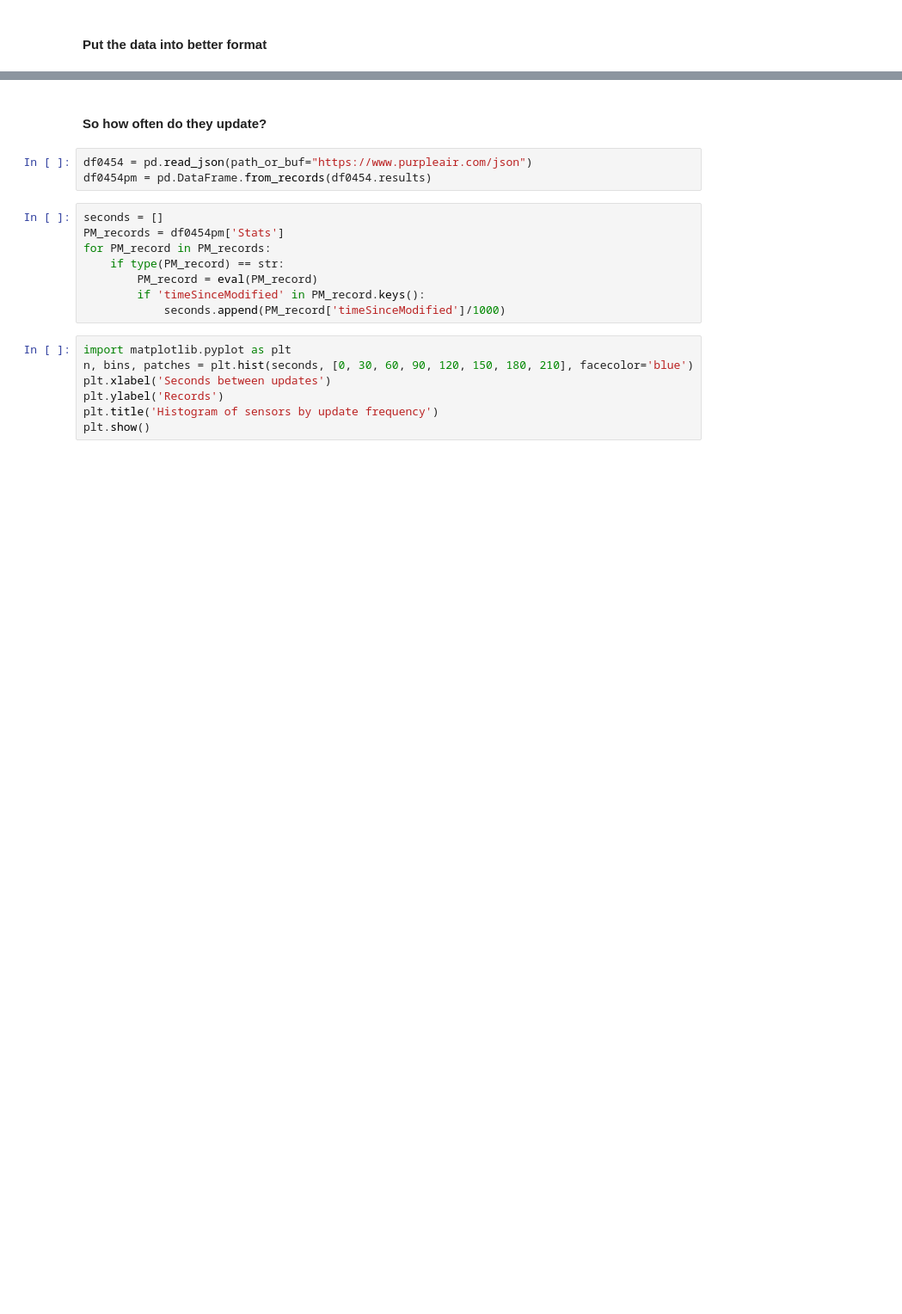
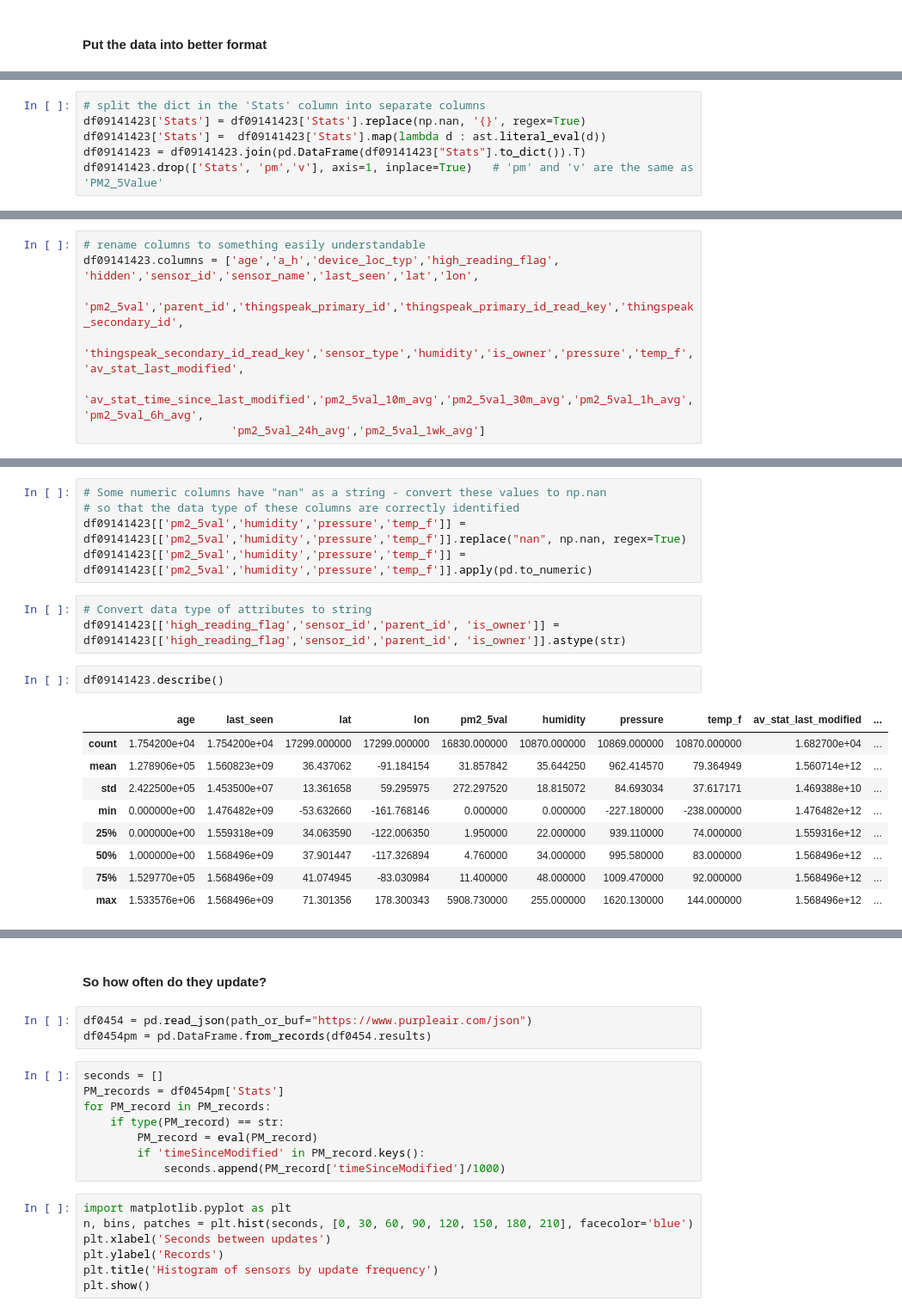
Before and after one commit to arnoldyb/air_pollution, a Jupyter notebook: initial_looks/PurpleAir_initial_look.ipynb, the cells around one changed output, grey strips where cells are left out. Shown at 86% size. Saved outputs shown, nothing was run; the diff lists cells and outputs as text; blank space fills up the shorter version.

```diff
--- a/initial_looks/PurpleAir_initial_look.ipynb
+++ b/initial_looks/PurpleAir_initial_look.ipynb
@@ -258,0 +94,6 @@ There are 17388 sensors total, and 10 have new data after one minute.
+# %%
+# split the dict in the 'Stats' column into separate columns
+df09141423['Stats'] = df09141423['Stats'].replace(np.nan, '{}', regex=True)
+df09141423['Stats'] =  df09141423['Stats'].map(lambda d : ast.literal_eval(d))
+df09141423 = df09141423.join(pd.DataFrame(df09141423["Stats"].to_dict()).T)
+df09141423.drop(['Stats', 'pm','v'], axis=1, inplace=True)   # 'pm' and 'v' are the same as 'PM2_5Value'
@@ -258,0 +110,7 @@ There are 17388 sensors total, and 10 have new data after one minute.
+# %%
+# rename columns to something easily understandable
+df09141423.columns = ['age','a_h','device_loc_typ','high_reading_flag', 'hidden','sensor_id','sensor_name','last_seen','lat','lon',
+                      'pm2_5val','parent_id','thingspeak_primary_id','thingspeak_primary_id_read_key','thingspeak_secondary_id',
+                      'thingspeak_secondary_id_read_key','sensor_type','humidity','is_owner','pressure','temp_f','av_stat_last_modified',
+                      'av_stat_time_since_last_modified','pm2_5val_10m_avg','pm2_5val_30m_avg','pm2_5val_1h_avg','pm2_5val_6h_avg',
+                      'pm2_5val_24h_avg','pm2_5val_1wk_avg']
@@ -258,0 +146,20 @@ There are 17388 sensors total, and 10 have new data after one minute.
+# %%
+# Some numeric columns have "nan" as a string - convert these values to np.nan
+# so that the data type of these columns are correctly identified
+df09141423[['pm2_5val','humidity','pressure','temp_f']] = df09141423[['pm2_5val','humidity','pressure','temp_f']].replace("nan", np.nan, regex=True)
+df09141423[['pm2_5val','humidity','pressure','temp_f']] = df09141423[['pm2_5val','humidity','pressure','temp_f']].apply(pd.to_numeric)
+# %%
+# Convert data type of attributes to string
+df09141423[['high_reading_flag','sensor_id','parent_id', 'is_owner']] = df09141423[['high_reading_flag','sensor_id','parent_id', 'is_owner']].astype(str)
+# %%
+df09141423.describe()
+# %% [output]
+|  | age | last_seen | lat | lon | pm2_5val | humidity | pressure | temp_f | av_stat_last_modified | ... |
+| count | 1.754200e+04 | 1.754200e+04 | 17299.000000 | 17299.000000 | 16830.000000 | 10870.000000 | 10869.000000 | 10870.000000 | 1.682700e+04 | ... |
+| mean | 1.278906e+05 | 1.560823e+09 | 36.437062 | -91.184154 | 31.857842 | 35.644250 | 962.414570 | 79.364949 | 1.560714e+12 | ... |
+| std | 2.422500e+05 | 1.453500e+07 | 13.361658 | 59.295975 | 272.297520 | 18.815072 | 84.693034 | 37.617171 | 1.469388e+10 | ... |
+| min | 0.000000e+00 | 1.476482e+09 | -53.632660 | -161.768146 | 0.000000 | 0.000000 | -227.180000 | -238.000000 | 1.476482e+12 | ... |
+| 25% | 0.000000e+00 | 1.559318e+09 | 34.063590 | -122.006350 | 1.950000 | 22.000000 | 939.110000 | 74.000000 | 1.559316e+12 | ... |
+| 50% | 1.000000e+00 | 1.568496e+09 | 37.901447 | -117.326894 | 4.760000 | 34.000000 | 995.580000 | 83.000000 | 1.568496e+12 | ... |
+| 75% | 1.529770e+05 | 1.568496e+09 | 41.074945 | -83.030984 | 11.400000 | 48.000000 | 1009.470000 | 92.000000 | 1.568496e+12 | ... |
+| max | 1.533576e+06 | 1.568496e+09 | 71.301356 | 178.300343 | 5908.730000 | 255.000000 | 1620.130000 | 144.000000 | 1.568496e+12 | ... |
```
Also changed, not shown: parts of 70 cells of this notebook.
